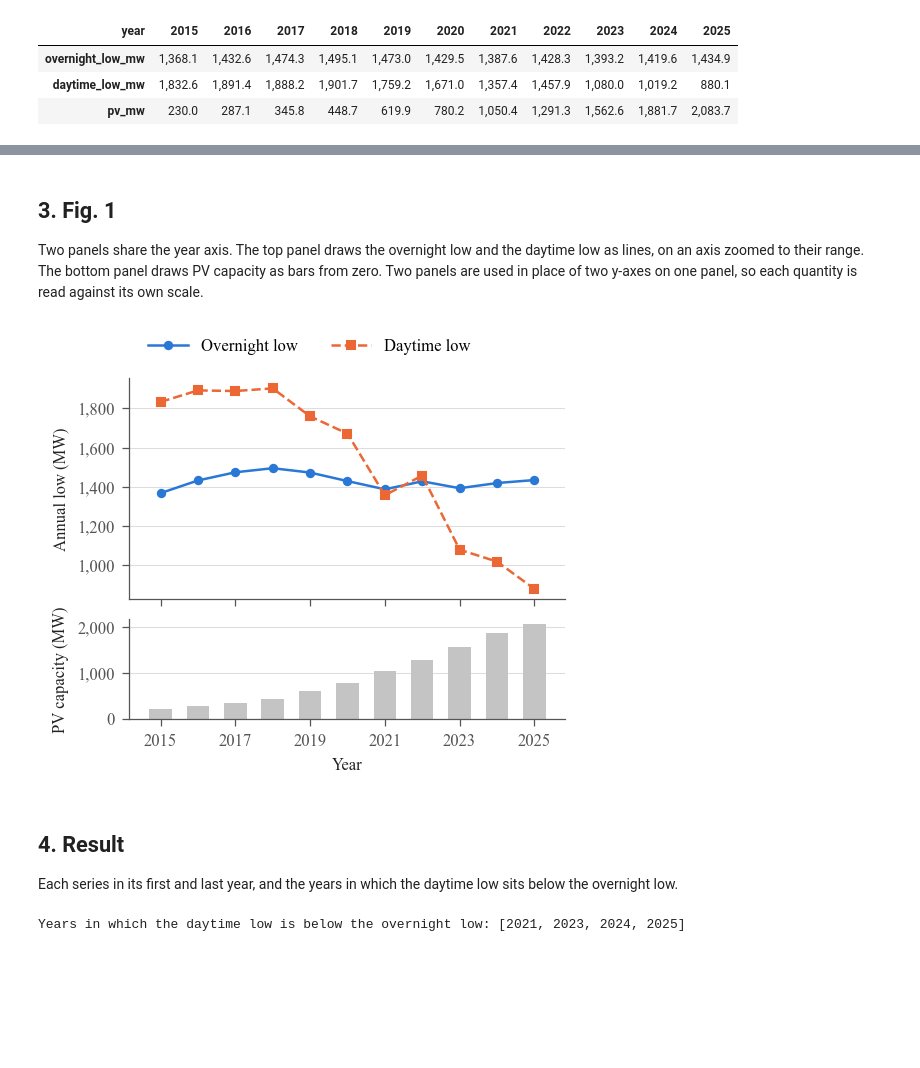
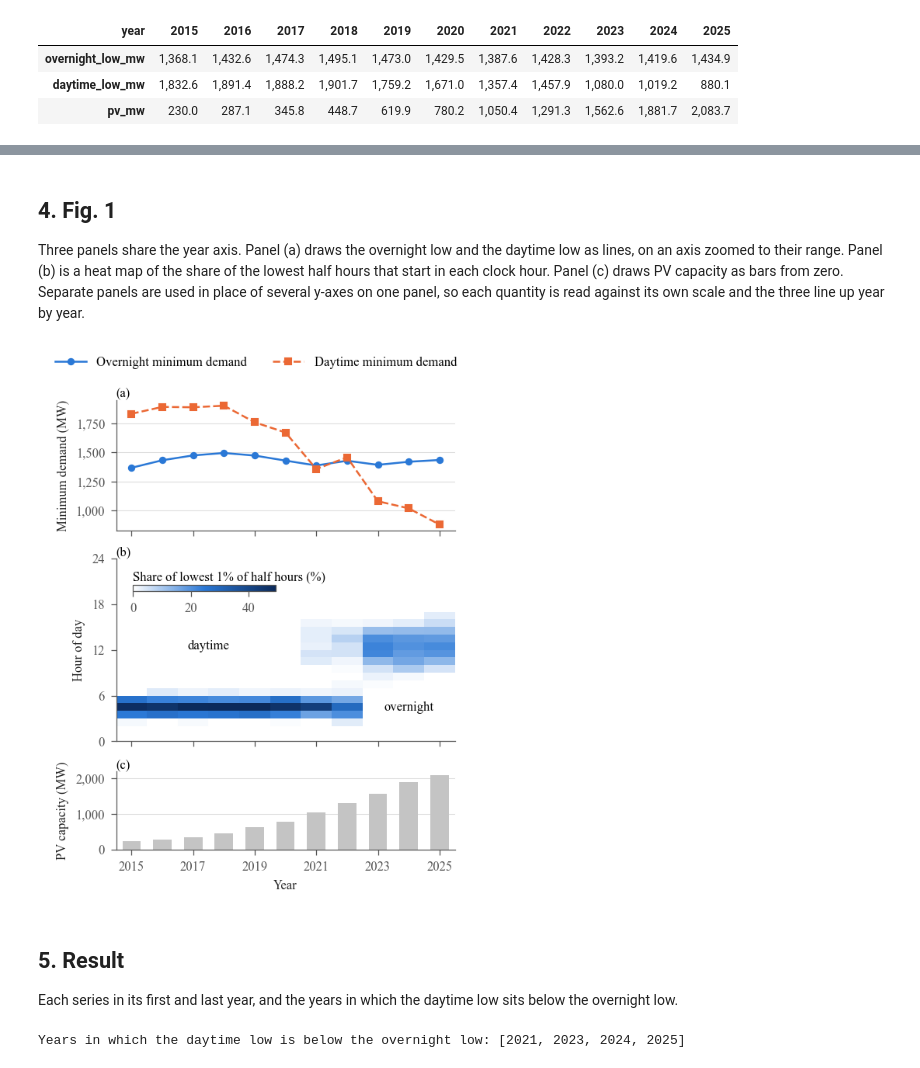
Before and after one commit to mssamhan31/PyNMDF, a Jupyter notebook: publication/01_conference/notebooks/03_fig1_introduction.ipynb, the cells around one changed output, grey strips where cells are left out. Saved outputs shown, nothing was run; the diff lists cells and outputs as text; code cells hidden in the pictures; blank space fills up the shorter version.

```diff
--- a/publication/01_conference/notebooks/03_fig1_introduction.ipynb
+++ b/publication/01_conference/notebooks/03_fig1_introduction.ipynb
@@ -61,0 +72,5 @@ annual.T
+# %%
+lowest = targets.lowest_intervals(total, cfg["figures"]["low_share"])
+hour_shares = targets.low_hour_shares(lowest)
+hour_shares.to_csv(tables / "fig1_hours.csv")
+hour_shares.round().astype(int).T
@@ -62,14 +92,14 @@ annual.T
 # %% [markdown]
-## 3. Fig. 1
+## 4. Fig. 1
 
-Two panels share the year axis. The top panel draws the overnight low and the daytime low as lines, on an axis zoomed to their range. The bottom panel draws PV capacity as bars from zero. Two panels are used in place of two y-axes on one panel, so each quantity is read against its own scale.
+Three panels share the year axis. Panel (a) draws the overnight low and the daytime low as lines, on an axis zoomed to their range. Panel (b) is a heat map of the share of the lowest half hours that start in each clock hour. Panel (c) draws PV capacity as bars from zero. Separate panels are used in place of several y-axes on one panel, so each quantity is read against its own scale and the three line up year by year.
 # %%
-figure = plots.annual_lows_and_pv(annual)
+figure = plots.annual_lows_hours_and_pv(annual, hour_shares)
 plots.save_figure(figure, figures, "fig1")
 # %% [output]
-[figure, old version]
+[figure, new version]
 # %% [markdown]
-## 4. Result
+## 5. Result
 
 Each series in its first and last year, and the years in which the daytime low sits below the overnight low.
 # %%
```
Also changed, not shown: parts of 3 cells of this notebook, 29 other files.
